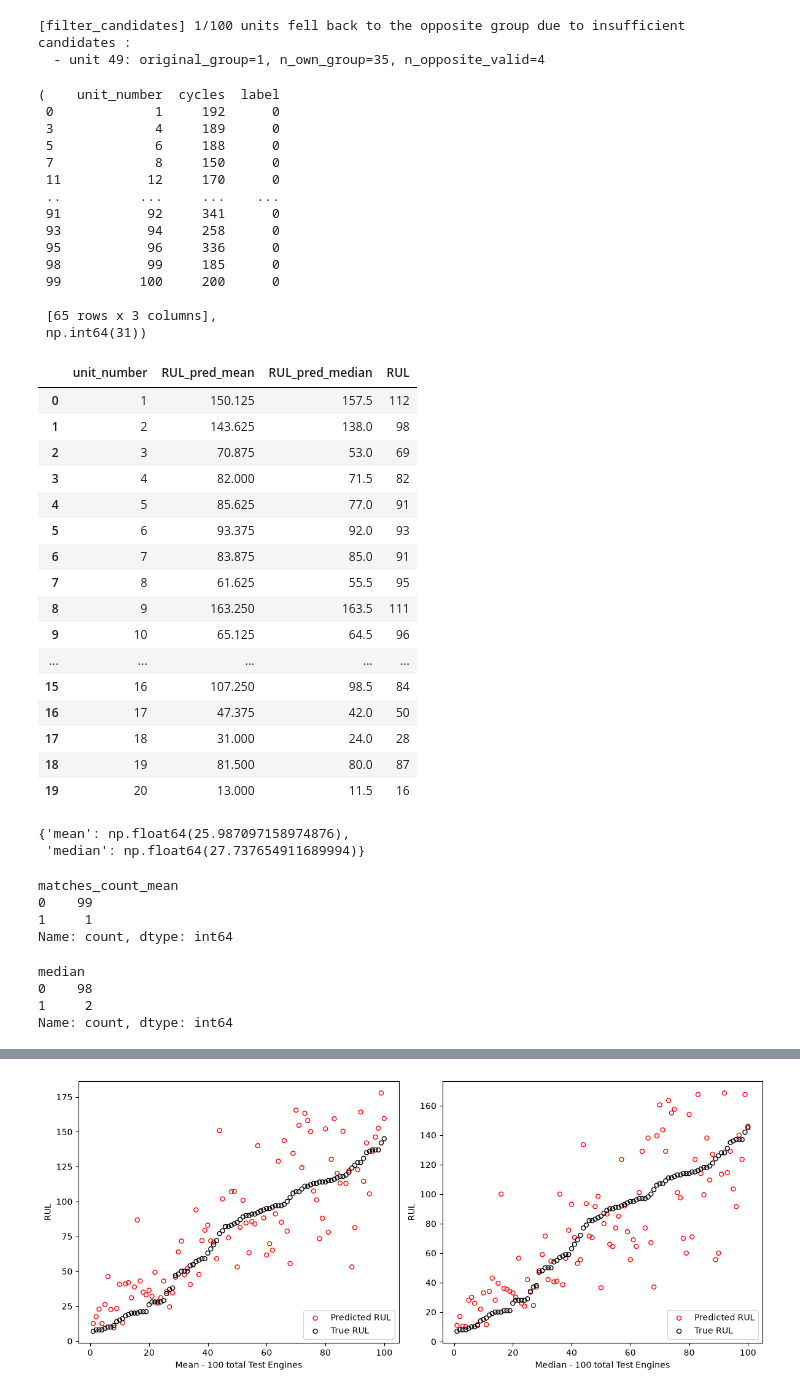
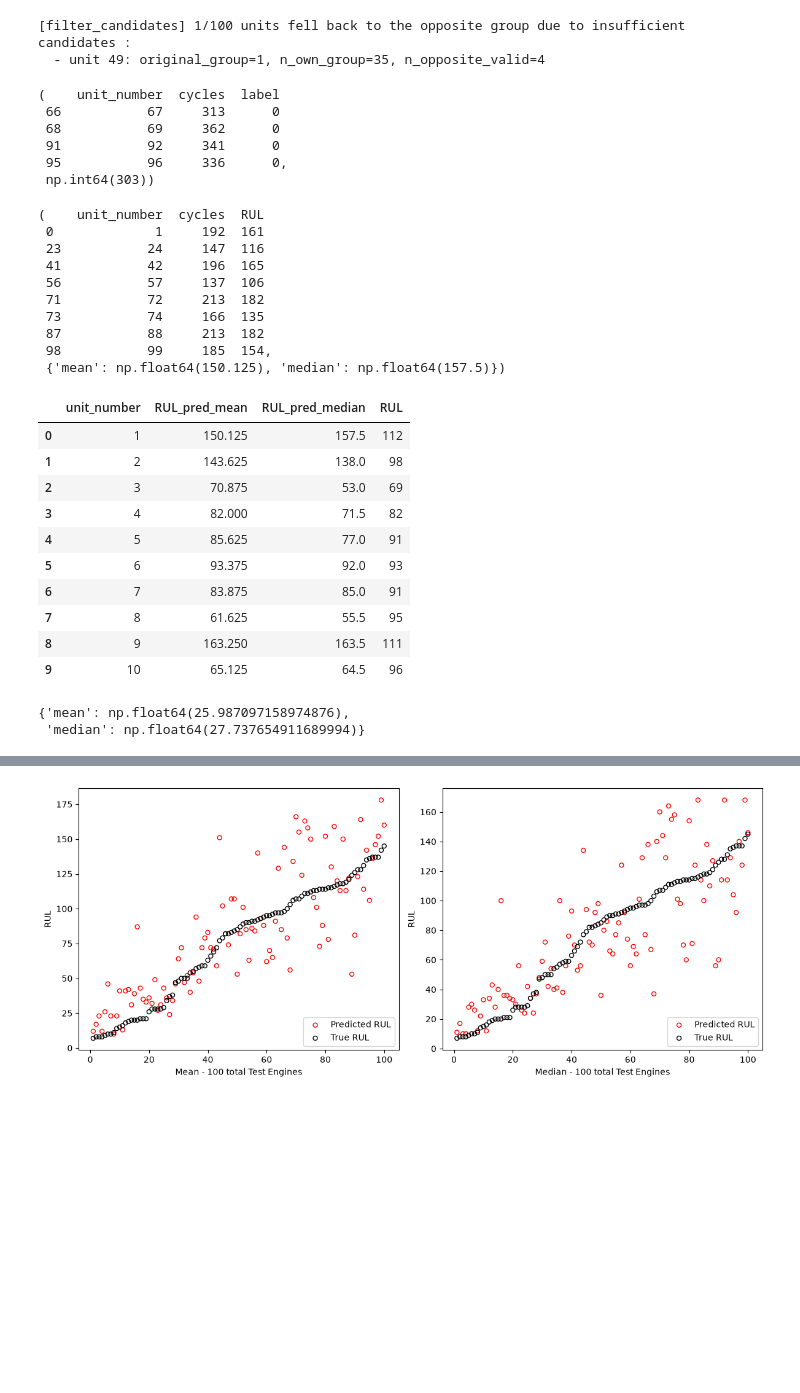
Before and after one commit to Lznkz/Project-MFPCA, a Jupyter notebook: real.ipynb, the cells around one changed output, grey strips where cells are left out. Cells and saved outputs as stored; diff of their text form; code cells hidden in the pictures; blank space fills up the shorter version.

```diff
--- a/real.ipynb
+++ b/real.ipynb
@@ -142,23 +136,14 @@ candidates = filter_candidates(train_df, test_df, label_train, label_test)
 [filter_candidates] 1/100 units fell back to the opposite group due to insufficient candidates :
   - unit 49: original_group=1, n_own_group=35, n_opposite_valid=4
 # %%
-candidates[1]
+candidates[49]
 # %% [output]
 (    unit_number  cycles  label
- 0             1     192      0
- 3             4     189      0
- 5             6     188      0
- 7             8     150      0
- 11           12     170      0
- ..          ...     ...    ...
+ 66           67     313      0
+ 68           69     362      0
  91           92     341      0
- 93           94     258      0
- 95           96     336      0
- 98           99     185      0
- 99          100     200      0
-
- [65 rows x 3 columns],
- np.int64(31))
+ 95           96     336      0,
+ np.int64(303))
 # %%
 smoothed_test = compute_smoothed_test(candidates, train_df, test_df, SENSORS)
 # %%
@@ -166,27 +150,33 @@ smoothed_test = compute_smoothed_test(candidates, train_df, test_df, SENSORS)
 result = knn_apply(smoothed_test, train_df, candidates, k=8)
+# %%
+result[1]
+# %% [output]
+(    unit_number  cycles  RUL
+ 0             1     192  161
+ 23           24     147  116
+ 41           42     196  165
+ 56           57     137  106
+ 71           72     213  182
+ 73           74     166  135
+ 87           88     213  182
+ 98           99     185  154,
+ {'mean': np.float64(150.125), 'median': np.float64(157.5)})
 # %%
 compare_df, rmse = check_rmse(result, check_df)
 # %%
-# compare_df[compare_df['unit_number']==20]
-compare_df.head(20)
+compare_df.head(10)
 # %% [output]
 |  | unit_number | RUL_pred_mean | RUL_pred_median | RUL |
 | 0 | 1 | 150.125 | 157.5 | 112 |
 | 1 | 2 | 143.625 | 138.0 | 98 |
 | 2 | 3 | 70.875 | 53.0 | 69 |
 | 3 | 4 | 82.000 | 71.5 | 82 |
 | 4 | 5 | 85.625 | 77.0 | 91 |
 | 5 | 6 | 93.375 | 92.0 | 93 |
 | 6 | 7 | 83.875 | 85.0 | 91 |
 | 7 | 8 | 61.625 | 55.5 | 95 |
 | 8 | 9 | 163.250 | 163.5 | 111 |
 | 9 | 10 | 65.125 | 64.5 | 96 |
-| ... | ... | ... | ... | ... |
-| 15 | 16 | 107.250 | 98.5 | 84 |
-| 16 | 17 | 47.375 | 42.0 | 50 |
-| 17 | 18 | 31.000 | 24.0 | 28 |
-| 18 | 19 | 81.500 | 80.0 | 87 |
-| 19 | 20 | 13.000 | 11.5 | 16 |
 # %%
 rmse
 # %% [output]
@@ -197,33 +184,0 @@ rmse
-# %%
-def round_predictions_and_recount(df):
-    """
-    Hàm làm tròn các cột RUL dự đoán về số nguyên
-    và tính toán lại cột matches_count.
-    """
-    # 1. Làm tròn và ép kiểu về số nguyên (int)
-    df['RUL_pred_mean'] = df['RUL_pred_mean'].round().astype(int)
-    df['RUL_pred_median'] = df['RUL_pred_median'].round().astype(int)
-
-    # 2. Đếm lại số lượng trùng khớp sau khi đã làm tròn
-    df['matches_count_mean'] = (df['RUL_pred_mean'] == df['RUL']).astype(int)
-    df['median']=(df['RUL_pred_median'] == df['RUL']).astype(int)
-
-    return df
-
-# Cách gọi hàm để áp dụng lên dataframe của bạn:
-compare_df = round_predictions_and_recount(compare_df)
-
-# Xem kết quả 5 dòng đầu
-compare_df['matches_count_mean'].value_counts()
-# %% [output]
-matches_count_mean
-0    99
-1     1
-Name: count, dtype: int64
-# %%
-compare_df['median'].value_counts()
-# %% [output]
-median
-0    98
-1     2
-Name: count, dtype: int64
```
Also changed, not shown: parts of 27 cells of this notebook, 4 other files.
